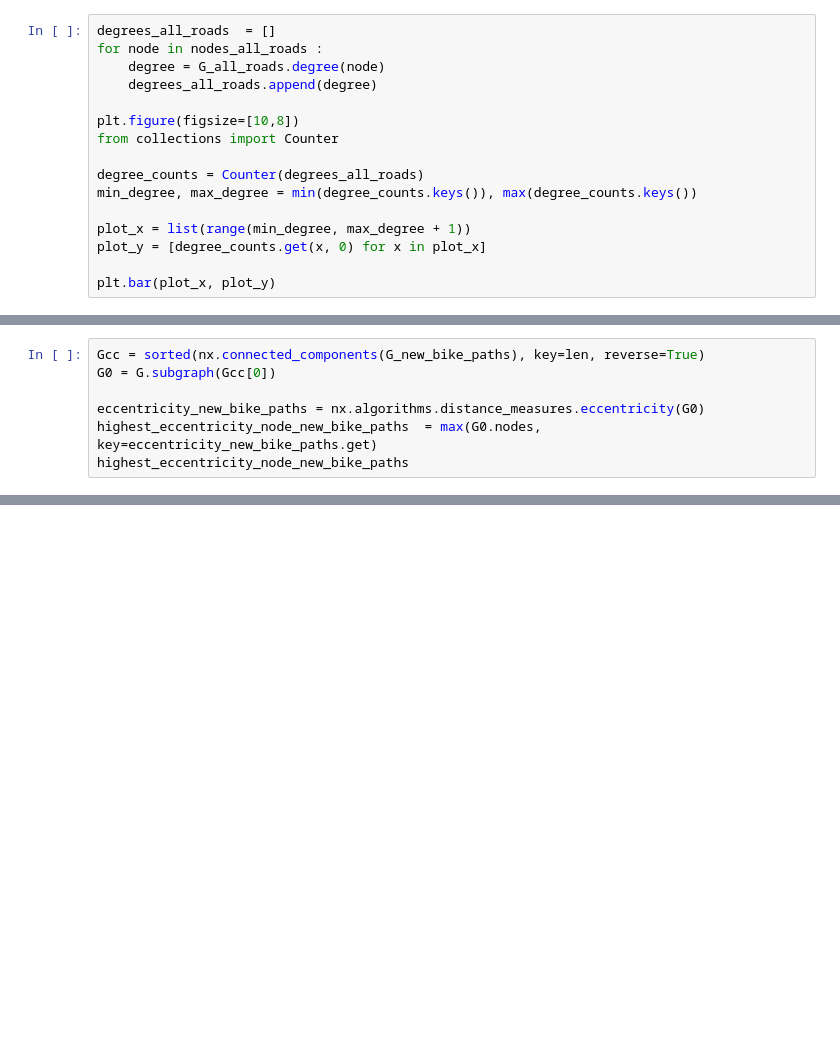
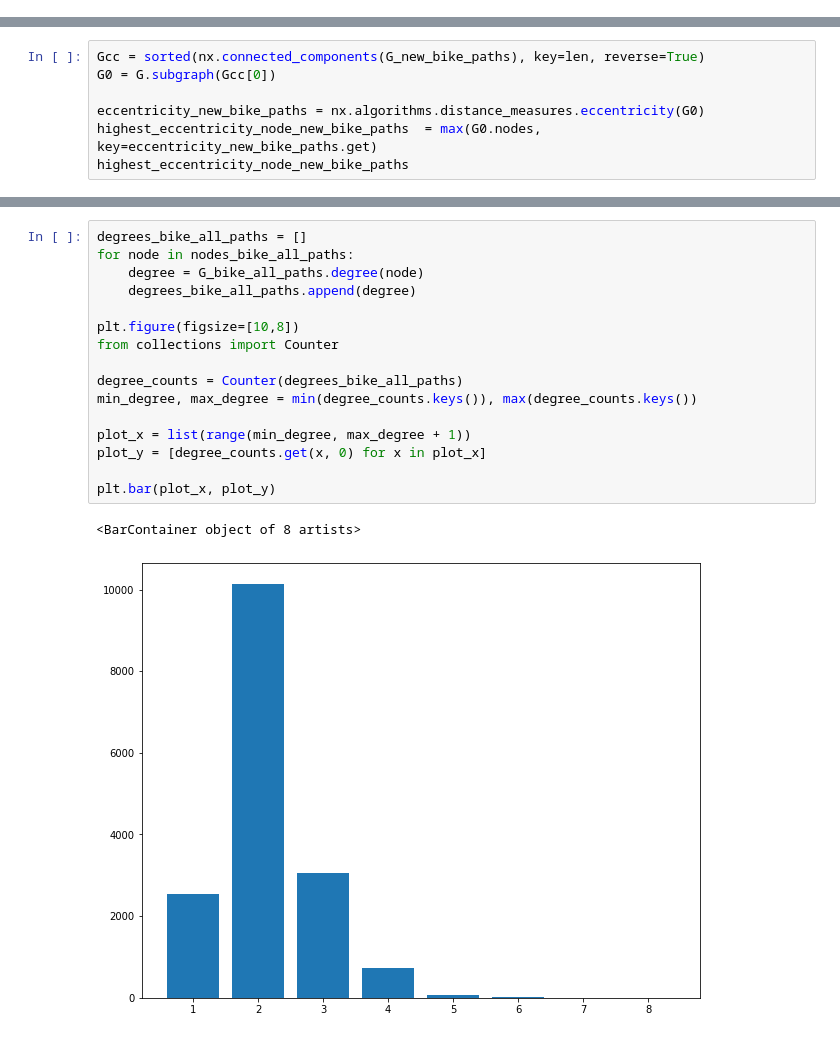
Before and after one commit to artantica/road-builder-prediction, a Jupyter notebook: graph_analysis.ipynb, the cells around one changed output, grey strips where cells are left out. Saved outputs shown, nothing was run; the diff lists cells and outputs as text; blank space fills up the shorter version.

```diff
--- a/graph_analysis.ipynb
+++ b/graph_analysis.ipynb
@@ -162,16 +140,0 @@ print(f"Liczba komponentów: {nx.number_connected_components(G_all_roads)}")
-# %%
-degrees_all_roads  = []
-for node in nodes_all_roads :
-    degree = G_all_roads.degree(node)
-    degrees_all_roads.append(degree)
-
-plt.figure(figsize=[10,8])
-from collections import Counter
-
-degree_counts = Counter(degrees_all_roads)
-min_degree, max_degree = min(degree_counts.keys()), max(degree_counts.keys())
-
-plot_x = list(range(min_degree, max_degree + 1))
-plot_y = [degree_counts.get(x, 0) for x in plot_x]
-
-plt.bar(plot_x, plot_y)
@@ -234,0 +213,19 @@ highest_eccentricity_node_new_bike_paths
+# %%
+degrees_bike_all_paths = []
+for node in nodes_bike_all_paths:
+    degree = G_bike_all_paths.degree(node)
+    degrees_bike_all_paths.append(degree)
+
+plt.figure(figsize=[10,8])
+from collections import Counter
+
+degree_counts = Counter(degrees_bike_all_paths)
+min_degree, max_degree = min(degree_counts.keys()), max(degree_counts.keys())
+
+plot_x = list(range(min_degree, max_degree + 1))
+plot_y = [degree_counts.get(x, 0) for x in plot_x]
+
+plt.bar(plot_x, plot_y)
+# %% [output]
+<BarContainer object of 8 artists>
+[figure, added]
```
Also changed, not shown: parts of 32 cells of this notebook.
